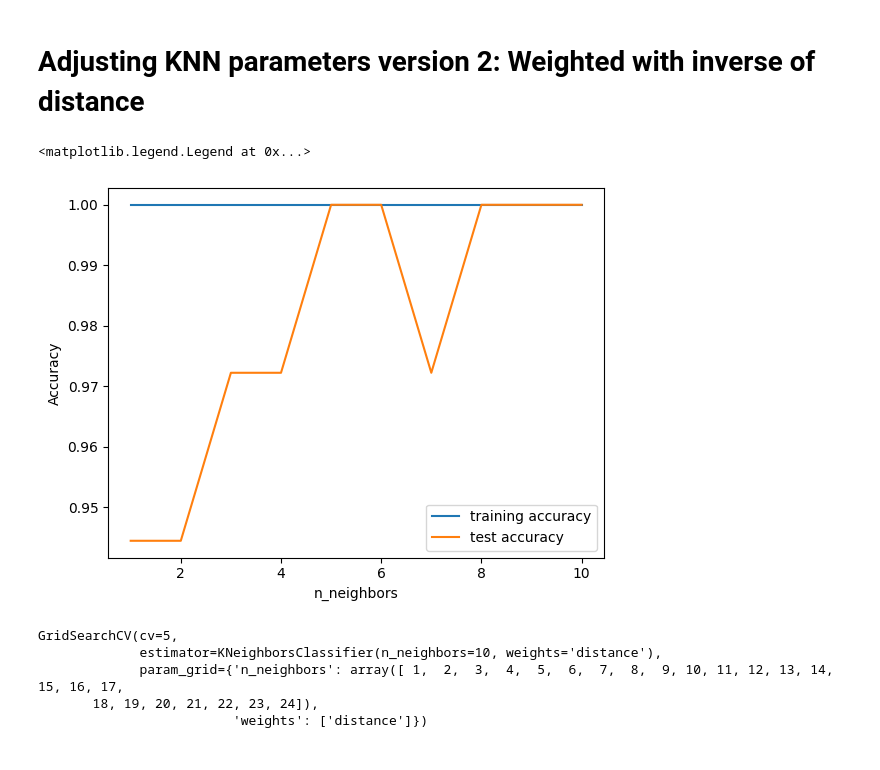
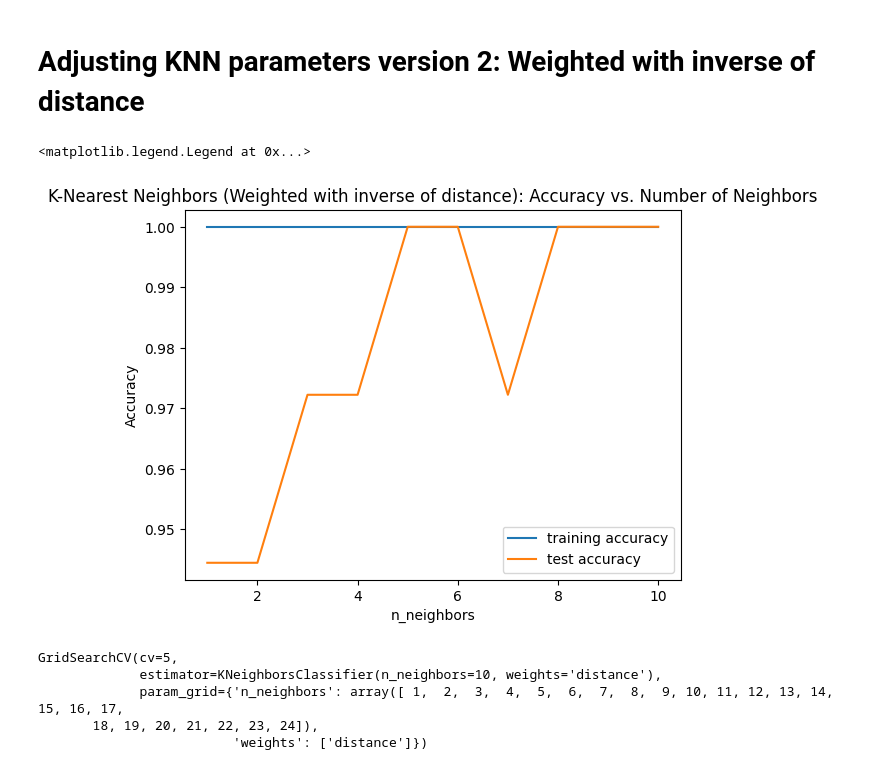
Before and after one commit to atoothman/data71200, a Jupyter notebook: DATA_71200_Project_2__Toothman_.ipynb, the cells around one changed output. Cells and saved outputs as stored; diff of their text form; code cells hidden in the pictures.

```diff
--- a/DATA_71200_Project_2__Toothman_.ipynb
+++ b/DATA_71200_Project_2__Toothman_.ipynb
@@ -790,27 +795,28 @@ Confusion matrix k =19:
 # %%
 # test with cross validation on test set (common for small datasets)
 training_accuracy = []
 test_accuracy = []
 # try n_neighbors from 1 to 10
 neighbors_settings = range(1, 11)
 
 for n_neighbors in neighbors_settings:
     # build the model
     knn = KNeighborsClassifier(n_neighbors=n_neighbors, weights='distance')
     knn.fit(X_train_scaled, y_train)
     # record training set accuracy
     training_accuracy.append(knn.score(X_train_scaled, y_train))
     # record generalization accuracy
     test_accuracy.append(knn.score(X_test_scaled, y_test))
 
 plt.plot(neighbors_settings, training_accuracy, label="training accuracy")
 plt.plot(neighbors_settings, test_accuracy, label="test accuracy")
+plt.title("K-Nearest Neighbors (Weighted with inverse of distance): Accuracy vs. Number of Neighbors")
 plt.ylabel("Accuracy")
 plt.xlabel("n_neighbors")
 plt.legend()
 # %% [output]
 <matplotlib.legend.Legend at 0x...>
-[figure, old version]
+[figure, new version]
 # %%
 # Dictionary of all values of k
 param_grid = {"n_neighbors": np.arange(1, 25),
```
Also changed, not shown: parts of 12 cells of this notebook.
